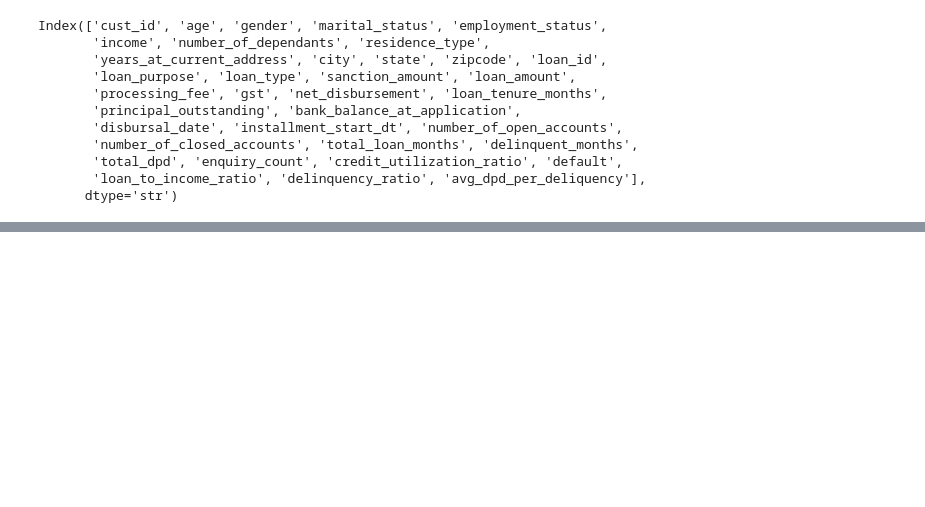
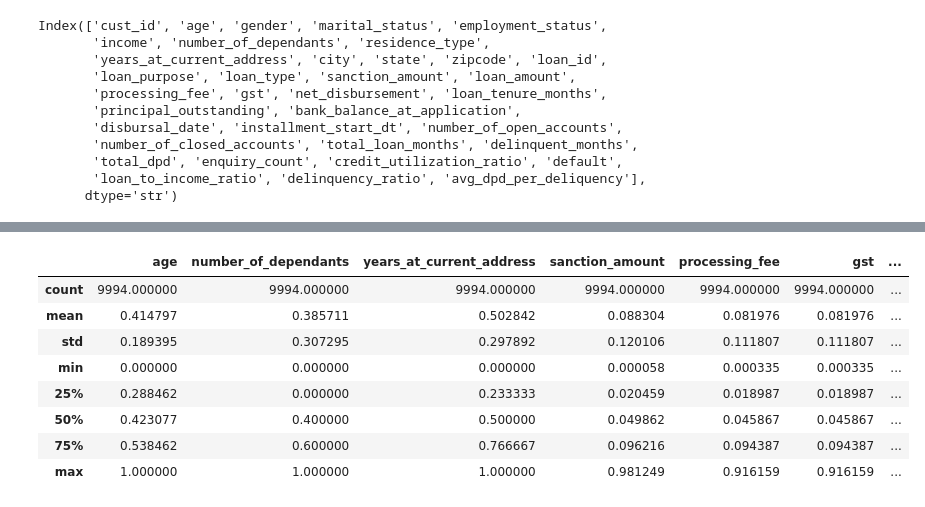
Before and after one commit to ittihadur/ML-Classification-Project, a Jupyter notebook: credit_risk_model.ipynb, the cells around one changed output, grey strips where cells are left out. Cells and saved outputs as stored; diff of their text form; code cells hidden in the pictures; blank space fills up the shorter version.

```diff
--- a/credit_risk_model.ipynb
+++ b/credit_risk_model.ipynb
@@ -491,0 +557,16 @@ df_test = df_test.drop(['cust_id', 'loan_id'], axis='columns')
+# %%
+X_test = df_test.drop(['default','zipcode'], axis=1)
+y_test = df_test['default']
+
+X_test[columns_to_scale] = scaler.transform(X_test[columns_to_scale])
+X_test.describe()
+# %% [output]
+|  | age | number_of_dependants | years_at_current_address | sanction_amount | processing_fee | gst | ... |
+| count | 9994.000000 | 9994.000000 | 9994.000000 | 9994.000000 | 9994.000000 | 9994.000000 | ... |
+| mean | 0.414797 | 0.385711 | 0.502842 | 0.088304 | 0.081976 | 0.081976 | ... |
+| std | 0.189395 | 0.307295 | 0.297892 | 0.120106 | 0.111807 | 0.111807 | ... |
+| min | 0.000000 | 0.000000 | 0.000000 | 0.000058 | 0.000335 | 0.000335 | ... |
+| 25% | 0.288462 | 0.000000 | 0.233333 | 0.020459 | 0.018987 | 0.018987 | ... |
+| 50% | 0.423077 | 0.400000 | 0.500000 | 0.049862 | 0.045867 | 0.045867 | ... |
+| 75% | 0.538462 | 0.600000 | 0.766667 | 0.096216 | 0.094387 | 0.094387 | ... |
+| max | 1.000000 | 1.000000 | 1.000000 | 0.981249 | 0.916159 | 0.916159 | ... |
```
Also changed, not shown: parts of 5 cells of this notebook.
